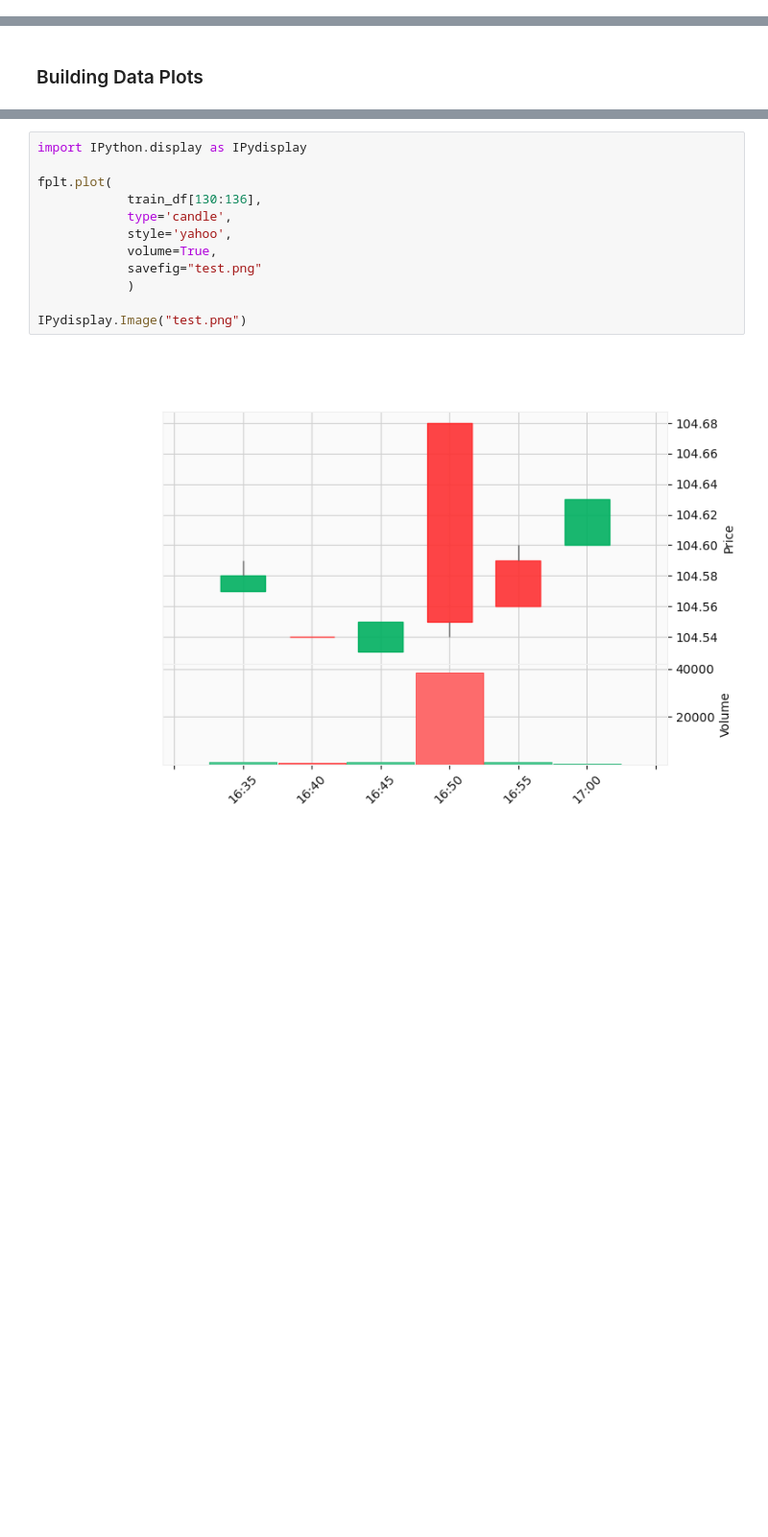
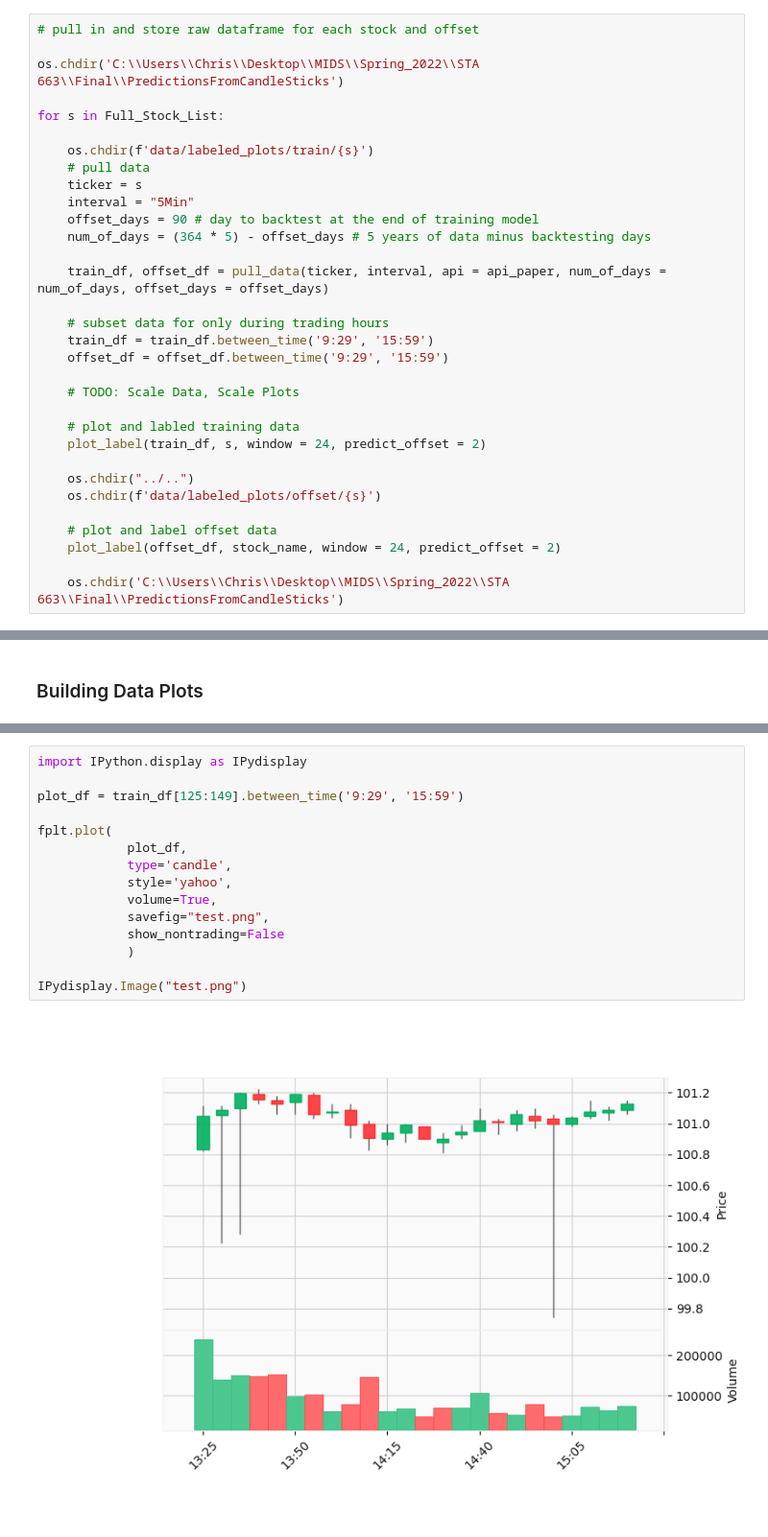
Before and after one commit to Cloblak/PredictionsFromCandleSticks, a Jupyter notebook: 00_datapreperations.ipynb, the cells around one changed output, grey strips where cells are left out. Shown at 96% size. Saved outputs shown, nothing was run; the diff lists cells and outputs as text; blank space fills up the shorter version.

```diff
--- a/00_datapreperations.ipynb
+++ b/00_datapreperations.ipynb
@@ -24,0 +179,32 @@ api_paper = tradeapi.REST(PAPER_API_KEY, PAPER_SECRET_KEY, PAPER_BASE_URL, api_v
+# %%
+# pull in and store raw dataframe for each stock and offset
+
+os.chdir('C:\\Users\\Chris\\Desktop\\MIDS\\Spring_2022\\STA 663\\Final\\PredictionsFromCandleSticks')
+
+for s in Full_Stock_List:
+
+    os.chdir(f'data/labeled_plots/train/{s}')
+    # pull data
+    ticker = s
+    interval = "5Min"
+    offset_days = 90 # day to backtest at the end of training model
+    num_of_days = (364 * 5) - offset_days # 5 years of data minus backtesting days
+
+    train_df, offset_df = pull_data(ticker, interval, api = api_paper, num_of_days = num_of_days, offset_days = offset_days)
+
+    # subset data for only during trading hours
+    train_df = train_df.between_time('9:29', '15:59')
+    offset_df = offset_df.between_time('9:29', '15:59')
+
+    # TODO: Scale Data, Scale Plots
+
+    # plot and labled training data
+    plot_label(train_df, s, window = 24, predict_offset = 2)
+
+    os.chdir("../..")
+    os.chdir(f'data/labeled_plots/offset/{s}')
+
+    # plot and label offset data
+    plot_label(offset_df, stock_name, window = 24, predict_offset = 2)
+
+    os.chdir('C:\\Users\\Chris\\Desktop\\MIDS\\Spring_2022\\STA 663\\Final\\PredictionsFromCandleSticks')
@@ -125,17 +314,20 @@ fplt.plot(
 # %%
 import IPython.display as IPydisplay
 
+plot_df = train_df[125:149].between_time('9:29', '15:59')
+
 fplt.plot(
-            train_df[130:136],
+            plot_df,
             type='candle',
             style='yahoo',
             volume=True,
-            savefig="test.png"
+            savefig="test.png",
+            show_nontrading=False
             )
 
 IPydisplay.Image("test.png")
 # %% [output]
-[figure, old version]
+[figure, new version]
 # %%
 ((train_df["Close"][137] - train_df["Close"][136])/train_df["Close"][136]) * 100
 # %% [output]
```
Also changed, not shown: parts of 22 cells of this notebook.
